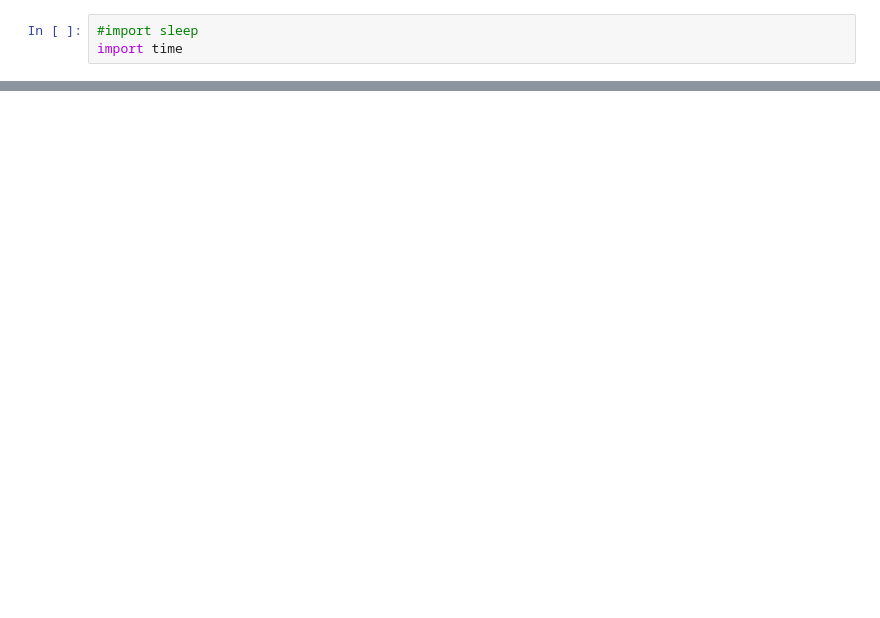
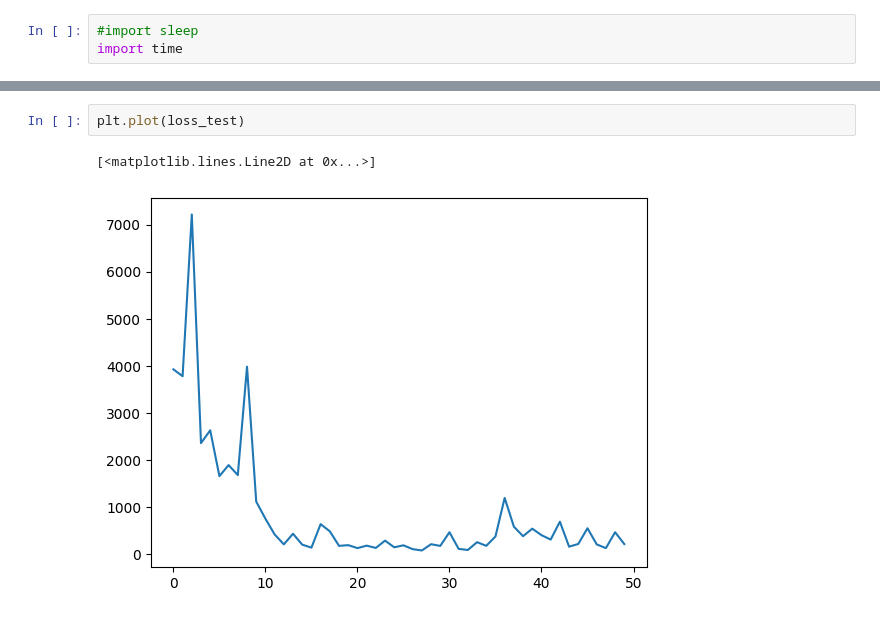
Before and after one commit to Kriznar4/GraphVolt, a Jupyter notebook: notebooks/05-kk-train-test-eval.ipynb, the cells around one changed output, grey strips where cells are left out. Cells and saved outputs as stored; diff of their text form; blank space fills up the shorter version.

```diff
--- a/notebooks/05-kk-train-test-eval.ipynb
+++ b/notebooks/05-kk-train-test-eval.ipynb
@@ -104,0 +146,5 @@ import time
+# %%
+plt.plot(loss_test)
+# %% [output]
+[<matplotlib.lines.Line2D at 0x...>]
+[figure, added]
```
Also changed, not shown: parts of 15 cells of this notebook, 1 other file.
